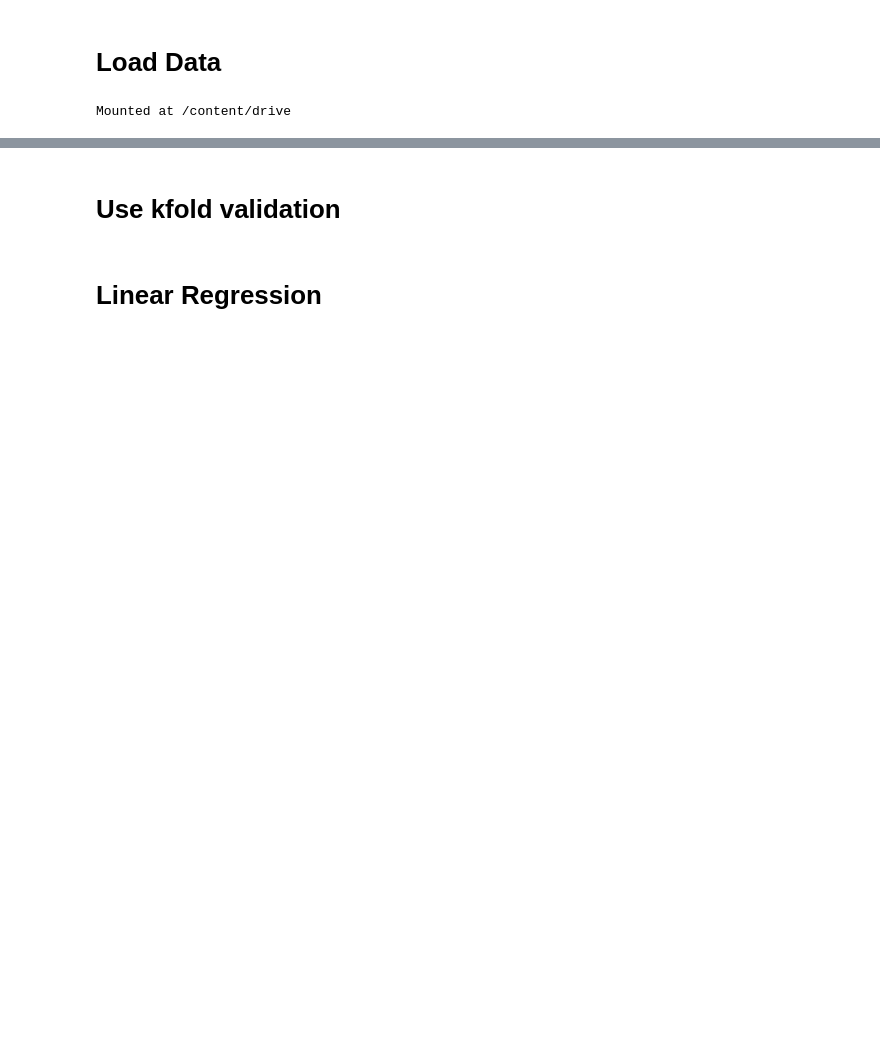
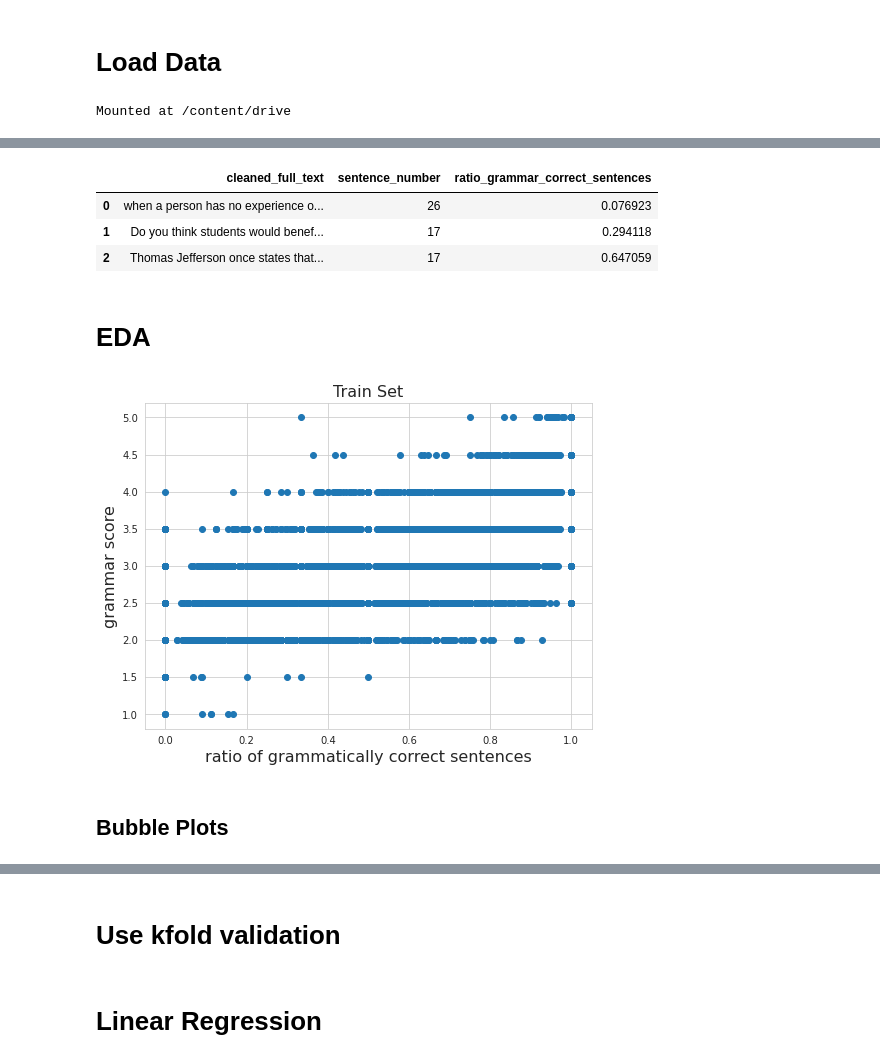
Before and after one commit to AImeetsAG/English-Language-Learning-Feedback-Machine-Learning-Competition, a Jupyter notebook: Grammar/Grammar_Model_Moyi.ipynb, the cells around one changed output, grey strips where cells are left out. Drawn from its saved outputs; the diff is of its cells as text; code cells hidden in the pictures; blank space fills up the shorter version.

```diff
--- a/Grammar/Grammar_Model_Moyi.ipynb
+++ b/Grammar/Grammar_Model_Moyi.ipynb
@@ -32,0 +34,25 @@ train
+# %%
+test
+# %% [output]
+|  | cleaned_full_text | sentence_number | ratio_grammar_correct_sentences |
+| 0 | when a person has no experience o... | 26 | 0.076923 |
+| 1 | Do you think students would benef... | 17 | 0.294118 |
+| 2 | Thomas Jefferson once states that... | 17 | 0.647059 |
+# %% [markdown]
+# EDA
+# %%
+# Score over correct_ratio on train set
+plt.figure(figsize=(8,6))
+
+plt.scatter(train.ratio_grammar_correct_sentences,
+            train.grammar_score)
+
+plt.xlabel("ratio of grammatically correct sentences", fontsize=16)
+plt.ylabel("grammar score", fontsize=16)
+plt.title("Train Set", fontsize=16)
+
+plt.show()
+# %% [output]
+[figure, added]
+# %% [markdown]
+## Bubble Plots
```
Also changed, not shown: parts of 82 cells of this notebook, 3 other files.
